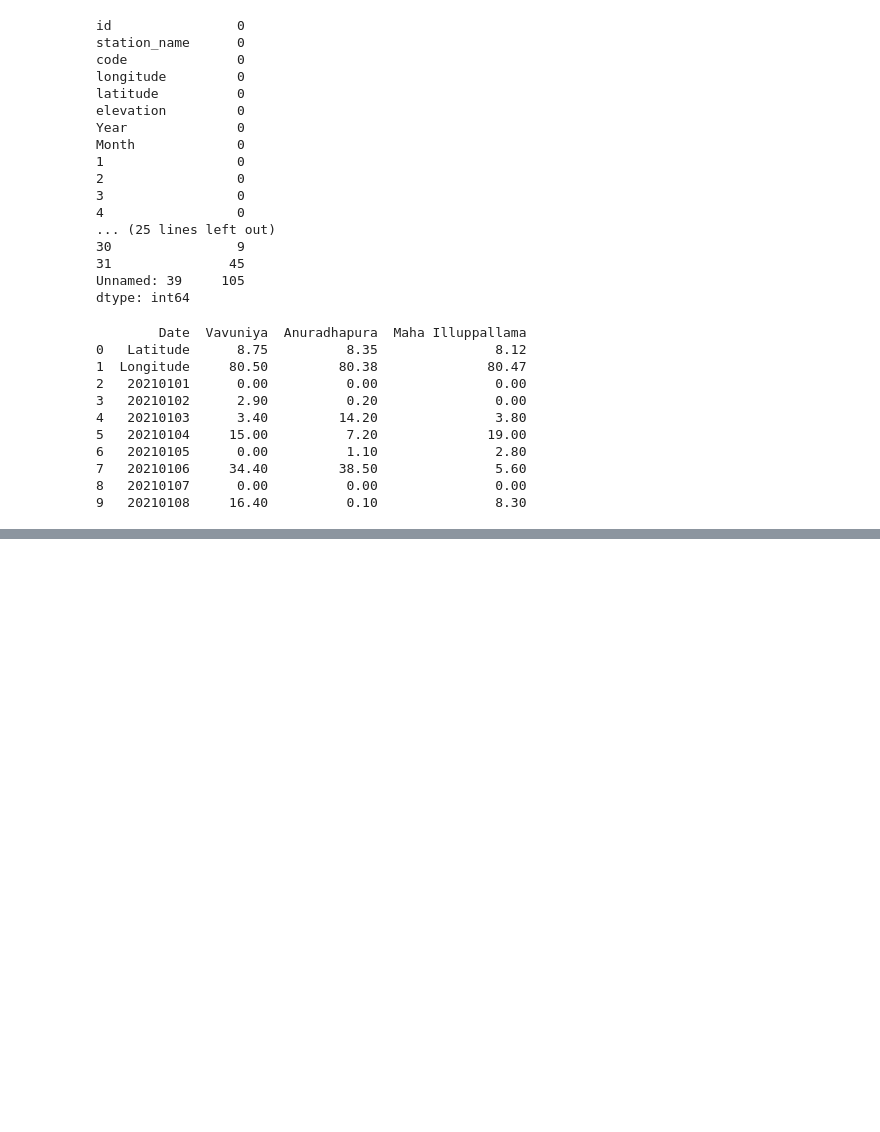
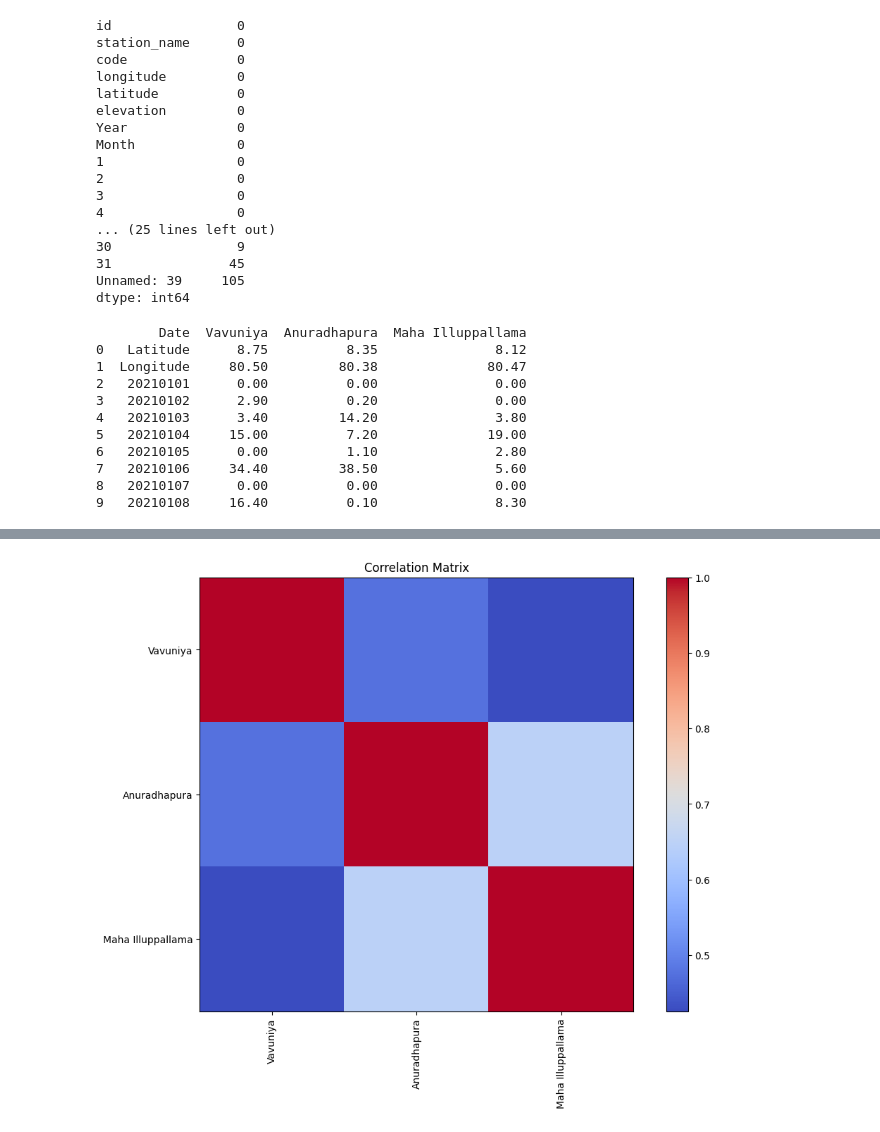
Before and after one commit to cepdnaclk/e19-co544-Rainfall-Prediction-System, a Jupyter notebook: eda.ipynb, the cells around one changed output, grey strips where cells are left out. Drawn from its saved outputs; the diff is of its cells as text; code cells hidden in the pictures; blank space fills up the shorter version.

```diff
--- a/eda.ipynb
+++ b/eda.ipynb
@@ -96,0 +202,12 @@ print(new_df.head(10))
+# %%
+# Correlation analysis
+correlation_matrix = df[stations].corr()
+plt.figure(figsize=(12, 8))
+plt.imshow(correlation_matrix, cmap='coolwarm', interpolation='none')
+plt.colorbar()
+plt.xticks(range(len(correlation_matrix)), correlation_matrix.columns, rotation=90)
+plt.yticks(range(len(correlation_matrix)), correlation_matrix.columns)
+plt.title('Correlation Matrix')
+plt.show()
+# %% [output]
+[figure, added]
```
Also changed, not shown: parts of 12 cells of this notebook, 5 other files.
